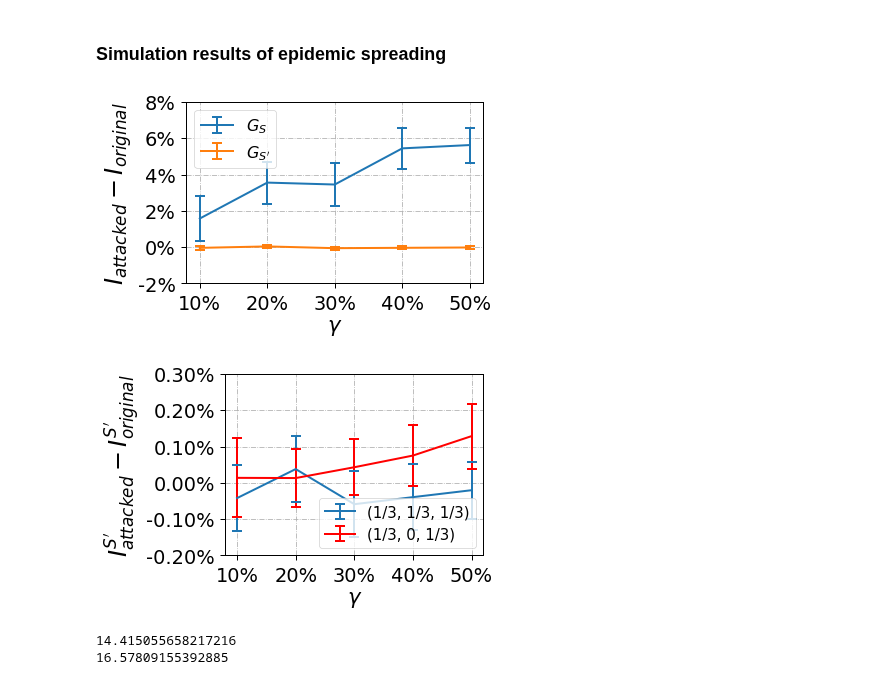
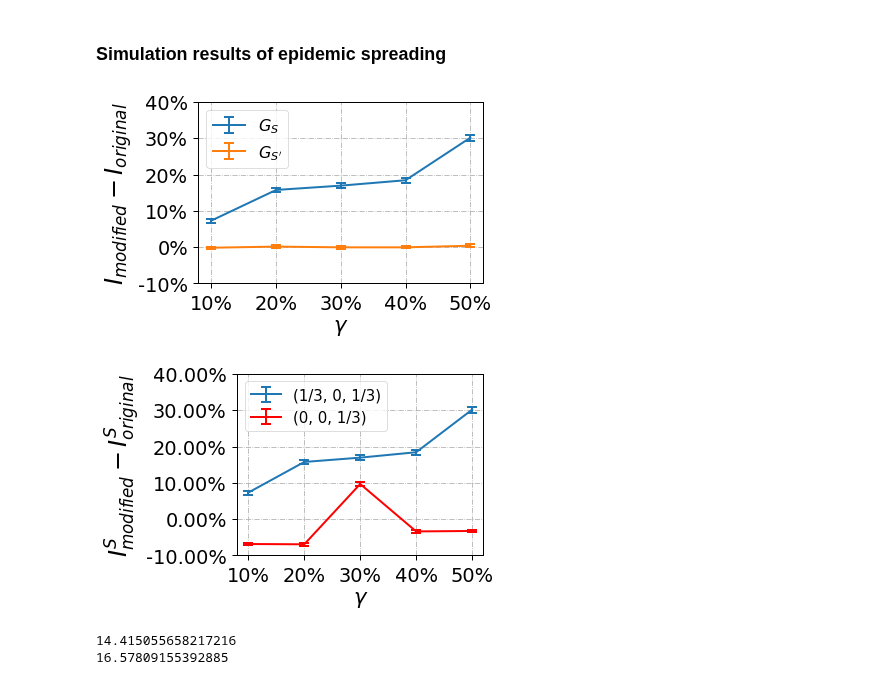
Before and after one commit to marsplus/attack-graph-code, a Jupyter notebook: src/data-analysis.ipynb, the cells around one changed output. Drawn from its saved outputs; the diff is of its cells as text; code cells hidden in the pictures.

```diff
--- a/src/data-analysis.ipynb
+++ b/src/data-analysis.ipynb
@@ -29,8 +29,8 @@ The autoreload extension is already loaded. To reload it, use:
 graph_type = 'Airport'
 graph_weight = 'weighted'
 mode = 'min_eigcent_SP'
-GAMMA = 0.24
-TAU = 0.2
+GAMMA = 0.1
+TAU = 0.9
 numExp = 1 if graph_type in ['Email', 'Airport', 'Protein'] else 30
 
 
@@ -41,7 +41,7 @@ min_budget = {
 }
 
 
-with open('../result/{}/{}/{}-SIS-newcomm_1/Gamma-{:.2f}---Tau-{:.2f}/{}_numExp_{}_SIS_equalAlpha.p'.format(\
+with open('../result/{}/{}/{}-SIS/Gamma-{:.2f}---Tau-{:.2f}/{}_numExp_{}_SIS_equalAlpha.p'.format(\
                                                 graph_weight, mode, graph_type, GAMMA, TAU, graph_type, numExp), 'rb') as fid:
     data = pickle.load(fid)
 data = data[~(data['ratio targets'].isin([0]) & data['ratio bystanders'].isin([0]))]
@@ -84,22 +84,22 @@ plt.xticks(x, ['10%', '20%', '30%', '40%', '50%'])
 ax = plt.gca()
 plt.yticks(ax.get_yticks(),  ['%.0f%%' % (i*100) for i in ax.get_yticks()])
 plt.xlabel('$\gamma$')
-plt.ylabel('$I_{attacked} - I_{original}$', fontsize=24)
+plt.ylabel('$I_{modified} - I_{original}$', fontsize=24)
 plt.legend(fontsize=16, loc='upper left')
 plt.grid(linestyle='-.')
 plt.tight_layout()
-plt.savefig('../result/figure/{}/{}_numExp_{}_{}_overall.pdf'.format(graph_weight, graph_type, numExp, graph_weight))
+# plt.savefig('../result/figure/{}/{}_numExp_{}_{}_overall.pdf'.format(graph_weight, graph_type, numExp, graph_weight))
 # %% [output]
-[figure, old version]
+[figure, new version]
 # %%
 ## Check if the normalized cut is really helpful in the long-run behavior
 
 graph_type = 'Airport'
-TARGET = '2nd'
+TARGET = '1st'
 graph_weight = 'weighted'
 mode = 'min_eigcent_SP'
-GAMMA = 0.24
-TAU = 0.2
+GAMMA = 0.1
+TAU = 0.9
 
 numExp = 1 if graph_type in ['Email', 'Airport', 'Protein'] else 30
 Key = 'ratio targets' if TARGET != '2nd' else 'ratio bystanders'
@@ -110,7 +110,7 @@ target_mapping = {
 }
 ################################################################################################
 ## alpha_3 \ne 0
-with open('../result/{}/{}/{}-SIS-newcomm_1/Gamma-{:.2f}---Tau-{:.2f}/{}_numExp_{}_SIS_{}.p'.format(\
+with open('../result/{}/{}/{}-SIS/Gamma-{:.2f}---Tau-{:.2f}/{}_numExp_{}_SIS_{}.p'.format(\
                                                 graph_weight, mode, graph_type, GAMMA, TAU, graph_type, numExp, target_mapping[TARGET][0]), 'rb') as fid:
     data = pickle.load(fid)
 data = data[~(data['ratio targets'].isin([0]) & data['ratio bystanders'].isin([0]))]
@@ -127,7 +127,7 @@ for budget in [0.1, 0.2, 0.3, 0.4, 0.5]:
 ################################################################################################
 ## control experiments ##
 
-with open('../result/{}/{}/{}-SIS-newcomm_1/Gamma-{:.2f}---Tau-{:.2f}/{}_numExp_{}_SIS_{}.p'.format(\
+with open('../result/{}/{}/{}-SIS/Gamma-{:.2f}---Tau-{:.2f}/{}_numExp_{}_SIS_{}.p'.format(\
                                                 graph_weight, mode, graph_type, GAMMA, TAU, graph_type, numExp, target_mapping[TARGET][1]), 'rb') as fid:
     data_alpha3_zero = pickle.load(fid)
 data_alpha3_zero = data_alpha3_zero[~(data_alpha3_zero['ratio targets'].isin([0]) & data_alpha3_zero['ratio bystanders'].isin([0]))]
@@ -145,37 +145,37 @@ for budget in [0.1, 0.2, 0.3, 0.4, 0.5]:
 
 S_attacked = data.pivot_table(index=['graph', 'budget'])[Key]['attacked']
 S_original = data.pivot_table(index=['graph', 'budget'])[Key]['original']
 S_diff  = S_attacked - S_original
 
 S_attacked_control = data_alpha3_zero.pivot_table(index=['graph', 'budget'])[Key]['attacked']
 S_original_control = data_alpha3_zero.pivot_table(index=['graph', 'budget'])[Key]['original']
 S_diff_control = S_attacked_control - S_original_control
 
 
 x = [0.1, 0.2, 0.3, 0.4, 0.5]
 legend_mapping = {
     '1st': ['(1/3, 0, 1/3)', '(0, 0, 1/3)'],
     '2nd': ['(1/3, 1/3, 1/3)', '(1/3, 0, 1/3)'],
     '3rd': ['(1/3, 1/3, 1/3)', '(1/3, 1/3, 0)']
 }
 plt.errorbar(x, S_diff, yerr=S_err, label=legend_mapping[TARGET][0], linewidth=2, markersize=7,
              capsize=5, elinewidth=2, markeredgewidth=2)
 plt.errorbar(x, S_diff_control, yerr=S_err_alpha3_zero, label=legend_mapping[TARGET][1], linewidth=2, markersize=7, \
              capsize=5, elinewidth=2, markeredgewidth=2, color='r')
 plt.xticks(x, ['10%', '20%', '30%', '40%', '50%'])
 ax = plt.gca()
 plt.yticks(ax.get_yticks(),  ['%.2f%%' % (i*100) for i in ax.get_yticks()])
 plt.xlabel('$\gamma$')
 if TARGET in ['1st', '3rd']:
-    plt.ylabel('$I_{attacked}^S - I_{original}^{S}$', fontsize=24)
+    plt.ylabel('$I_{modified}^S - I_{original}^{S}$', fontsize=24)
 else:
-    plt.ylabel('$I_{attacked}^{S\'} - I_{original}^{S\'}$', fontsize=24)
-plt.legend(fontsize=15, loc='lower right')
+    plt.ylabel('$I_{modified}^{S\'} - I_{original}^{S\'}$', fontsize=24)
+plt.legend(fontsize=15, loc='upper left')
 plt.grid(linestyle='-.')
 plt.tight_layout()
 # plt.savefig('../result/figure/{}/{}_numExp_{}_controlExp_{}_{}.pdf'.format(graph_weight, graph_type, numExp, graph_weight, TARGET))
 # %% [output]
-[figure, old version]
+[figure, new version]
 # %%
 ### the statisticas about the largest eigenvlaues of BTER networks ###
 import seaborn
```
Also changed, not shown: parts of 2 cells of this notebook, 2 other files.
